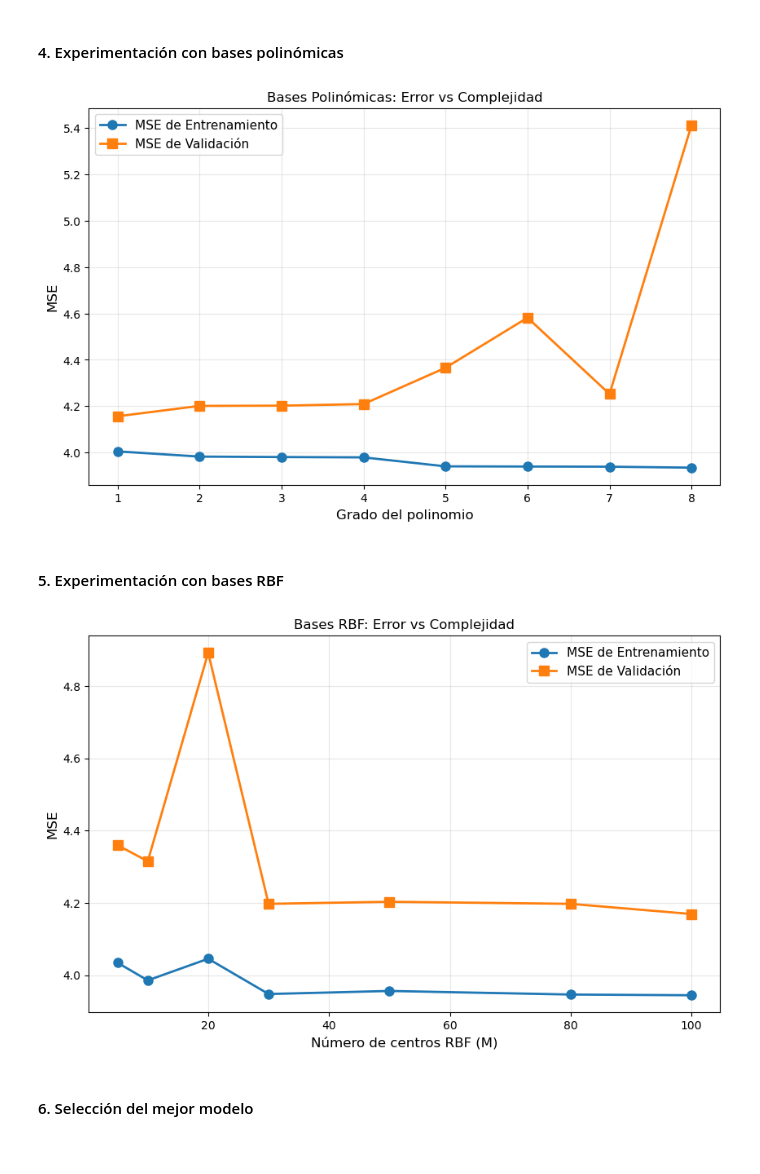
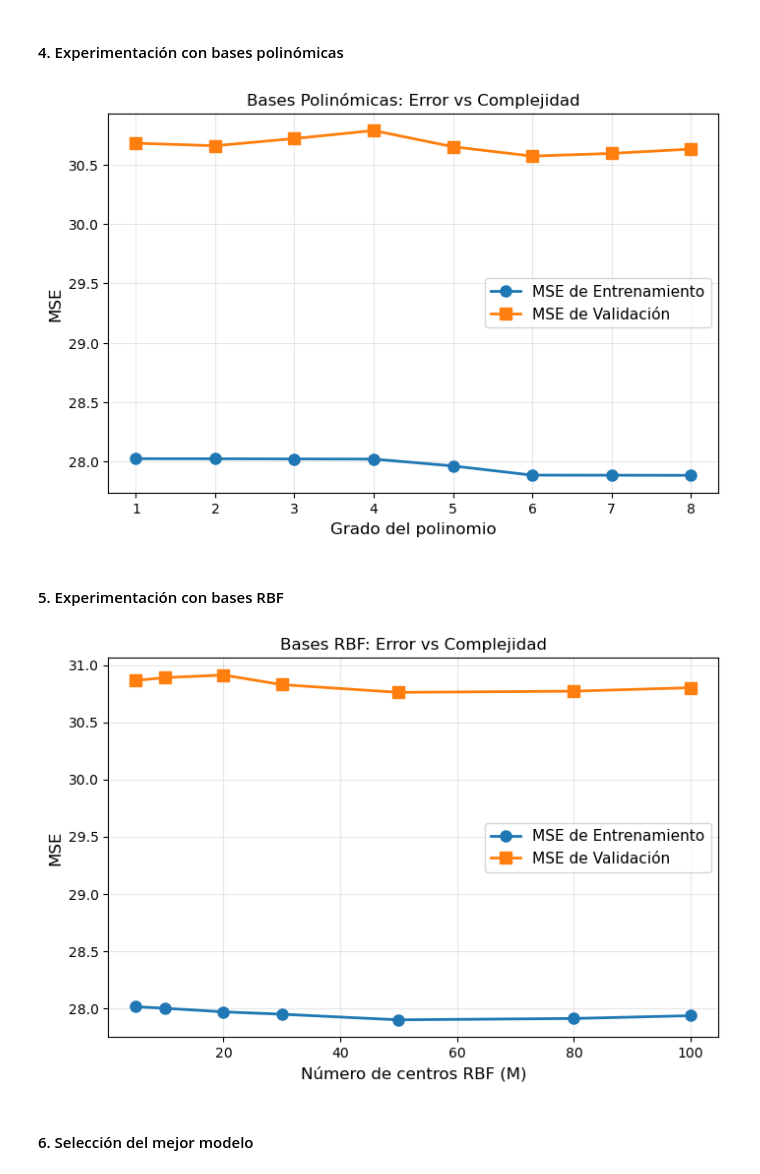
Before and after one commit to marcos626/TP3, a Jupyter notebook: regresion_lineal_1x500.ipynb, the cells around one changed output. Cells and saved outputs as stored; diff of their text form; code cells hidden in the pictures.

```diff
--- a/regresion_lineal_1x500.ipynb
+++ b/regresion_lineal_1x500.ipynb
@@ -10,7 +11,7 @@ import matplotlib.pyplot as plt
 # %%
-X_all = np.loadtxt("datasets/dataset-1-training-Entradas.txt")
-t_all = np.loadtxt("datasets/dataset-1-training-targets.txt")
-X_unknown = np.loadtxt("datasets/dataset-1-Entradas.txt")
+X_all = np.loadtxt("datasets/dataset-2-training-Entradas.txt")
+t_all = np.loadtxt("datasets/dataset-2-training-targets.txt")
+X_unknown = np.loadtxt("datasets/dataset-2-Entradas.txt")
 
 # Asegurar que sean vectores columna si son 1D
 if X_all.ndim == 1:
@@ -179,35 +180,35 @@ for deg in degrees:
     poly_basis = PolyBasis(deg)
     Phi_train = poly_basis.fit_transform(X_train)
 
     # Resolver para obtener w
     w = solve_weights(Phi_train, t_train, lam=1e-3)
 
     # Predicción en entrenamiento: ŷ = Φ w
     y_train = Phi_train @ w
 
     # Transformar validación y predecir
     Phi_val = poly_basis.transform(X_val)
     y_val = Phi_val @ w
 
     # Calcular errores
     mse_train = mse(y_train, t_train)
     mse_val = mse(y_val, t_val)
 
     train_mse_poly.append(mse_train)
     val_mse_poly.append(mse_val)
 
 # Visualizar resultados
-plt.figure(figsize=(10, 6))
+plt.figure(figsize=(8, 5))
 plt.plot(degrees, train_mse_poly, 'o-', label="MSE de Entrenamiento", linewidth=2, markersize=8)
 plt.plot(degrees, val_mse_poly, 's-', label="MSE de Validación", linewidth=2, markersize=8)
 plt.xlabel("Grado del polinomio", fontsize=12)
 plt.ylabel("MSE", fontsize=12)
 plt.title("Bases Polinómicas: Error vs Complejidad", fontsize=12)
 plt.legend(fontsize=11)
 plt.grid(True, alpha=0.3)
 plt.show()
 # %% [output]
-[figure, old version]
+[figure, new version]
 # %% [markdown]
 #### 5. Experimentación con bases RBF
 # %%
@@ -237,7 +238,7 @@ for M in M_list:
     val_mse_rbf.append(mse_val)
 
 # Visualizar
-plt.figure(figsize=(10, 6))
+plt.figure(figsize=(8, 5))
 plt.plot(M_list, train_mse_rbf, 'o-', label="MSE de Entrenamiento", linewidth=2, markersize=8)
 plt.plot(M_list, val_mse_rbf, 's-', label="MSE de Validación", linewidth=2, markersize=8)
 plt.xlabel("Número de centros RBF (M)", fontsize=12)
@@ -247,7 +248,7 @@ plt.legend(fontsize=11)
 plt.grid(True, alpha=0.3)
 plt.show()
 # %% [output]
-[figure, old version]
+[figure, new version]
 # %% [markdown]
 #### 6. Selección del mejor modelo
 # %%
```
Also changed, not shown: parts of 8 cells of this notebook, 9 other files.
